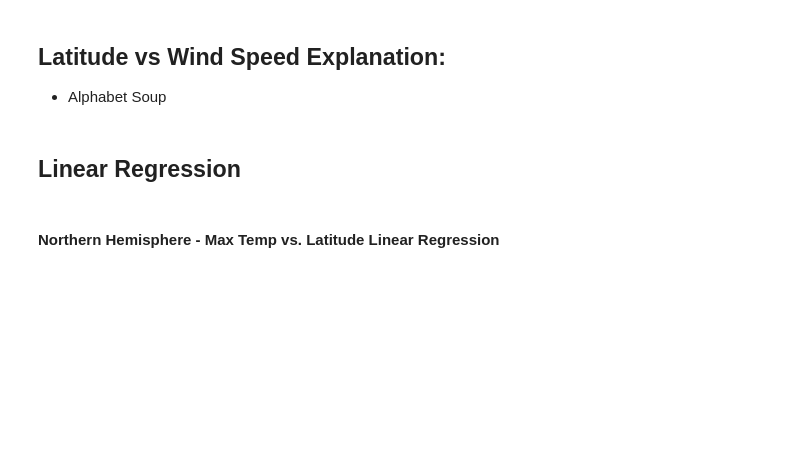
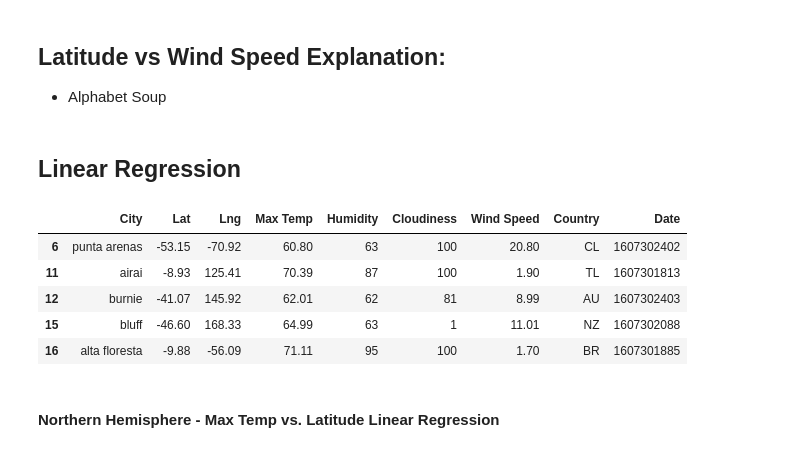
Before and after one commit to jforbis/python-api-challenge, a Jupyter notebook: WeatherPy.ipynb, the cells around one changed output. Drawn from its saved outputs; the diff is of its cells as text; code cells hidden in the pictures; blank space fills up the shorter version.

```diff
--- a/WeatherPy.ipynb
+++ b/WeatherPy.ipynb
@@ -265,5 +265,28 @@ plt.savefig("weatherPy/output_data/fig4.png")
 * Alphabet Soup
 # %% [markdown]
 ## Linear Regression
+# %%
+# Creating dataframes for north and south hemisphere
+north_df = clean_city_data.loc[clean_city_data["Lat"] >= 0]
+south_df = clean_city_data.loc[clean_city_data["Lat"] < 0]
+
+# x_values = housing_data['RM']
+# y_values = housing_data['MEDV']
+# (slope, intercept, rvalue, pvalue, stderr) = linregress(x_values, y_values)
+# regress_values = x_values * slope + intercept
+# line_eq = "y = " + str(round(slope,2)) + "x + " + str(round(intercept,2))
+# plt.scatter(x_values,y_values)
+# plt.plot(x_values,regress_values,"r-")
+# plt.annotate(line_eq,(6,10),fontsize=15,color="red")
+# plt.xlabel('Rooms in House')
+# plt.ylabel('Median House Prices ($1000)')
+# plt.show()
+# %% [output]
+|  | City | Lat | Lng | Max Temp | Humidity | Cloudiness | Wind Speed | Country | Date |
+| 6 | punta arenas | -53.15 | -70.92 | 60.80 | 63 | 100 | 20.80 | CL | 1607302402 |
+| 11 | airai | -8.93 | 125.41 | 70.39 | 87 | 100 | 1.90 | TL | 1607301813 |
+| 12 | burnie | -41.07 | 145.92 | 62.01 | 62 | 81 | 8.99 | AU | 1607302403 |
+| 15 | bluff | -46.60 | 168.33 | 64.99 | 63 | 1 | 11.01 | NZ | 1607302088 |
+| 16 | alta floresta | -9.88 | -56.09 | 71.11 | 95 | 100 | 1.70 | BR | 1607301885 |
 # %% [markdown]
 ####  Northern Hemisphere - Max Temp vs. Latitude Linear Regression
```
Also changed, not shown: parts of 4 cells of this notebook.
